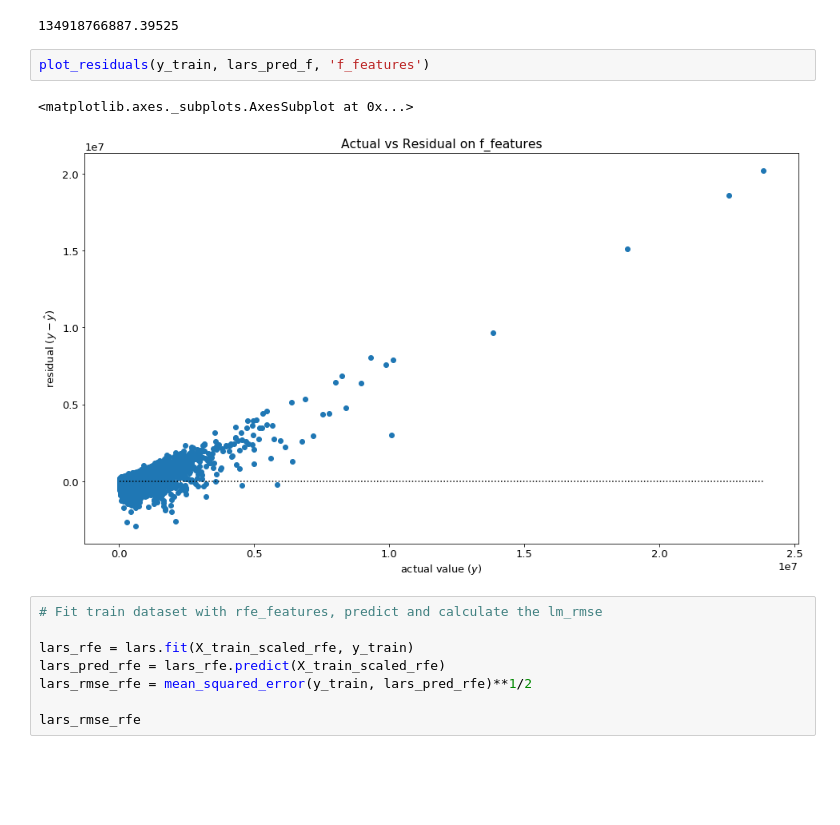
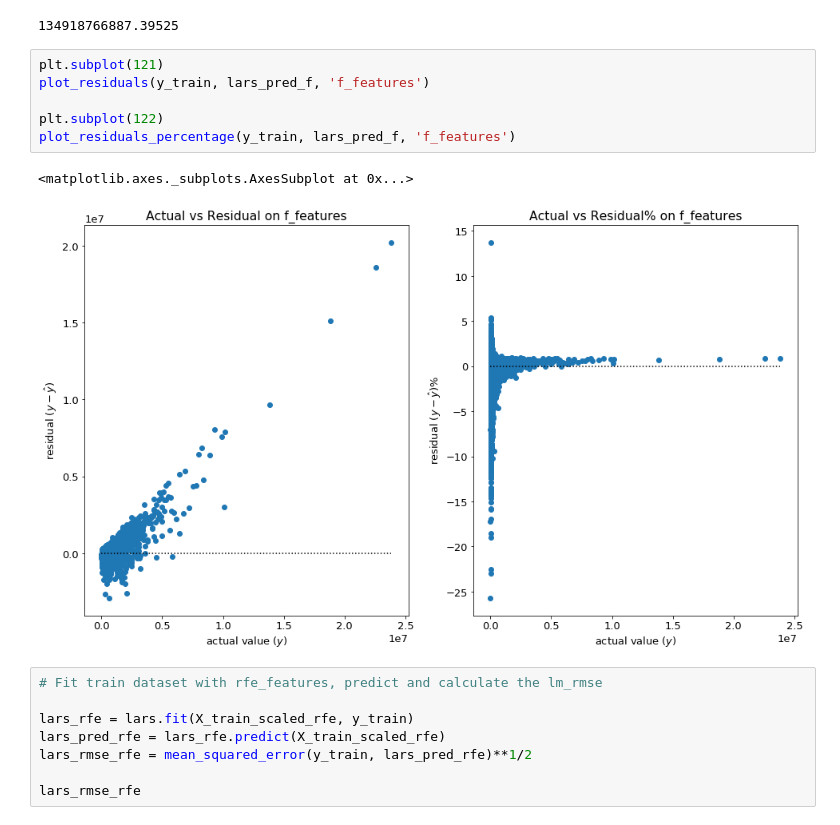
Before and after one commit to Estimating-Home-Value/Predicting-Tax-Assessed-Home-Values, a Jupyter notebook: scratchpad_shi.ipynb, the cells around one changed output. Cells and saved outputs as stored; diff of their text form; blank space fills up the shorter version.

```diff
--- a/scratchpad_shi.ipynb
+++ b/scratchpad_shi.ipynb
@@ -1540,11 +1563,15 @@ lars_rmse_f = mean_squared_error(y_train, lars_pred_f)**1/2
 lars_rmse_f
 # %% [output]
 134918766887.39525
-# %%
-plot_residuals(y_train, lars_pred_f, 'f_features')
-# %% [output]
-<matplotlib.axes._subplots.AxesSubplot at 0x...>
-[figure, removed]
+# %%
+plt.subplot(121)
+plot_residuals(y_train, lars_pred_f, 'f_features')
+
+plt.subplot(122)
+plot_residuals_percentage(y_train, lars_pred_f, 'f_features')
+# %% [output]
+<matplotlib.axes._subplots.AxesSubplot at 0x...>
+[figure, added]
 # %%
 # Fit train dataset with rfe_features, predict and calculate the lm_rmse
 
```
Also changed, not shown: parts of 13 cells of this notebook.
